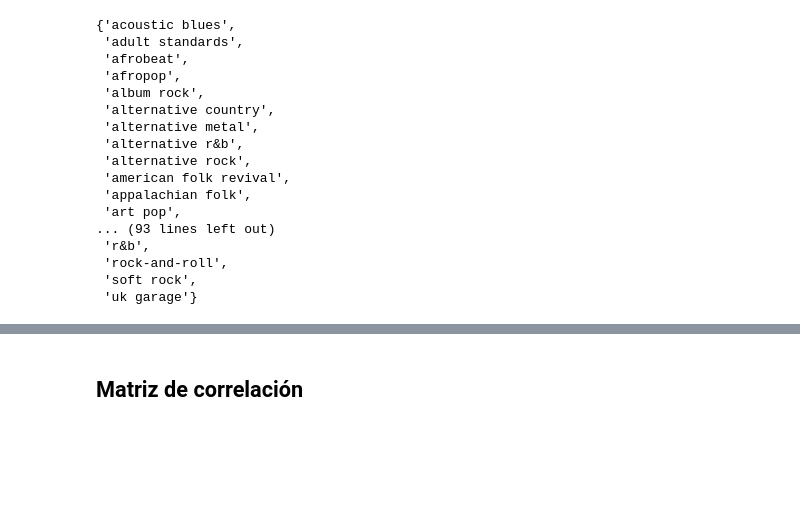
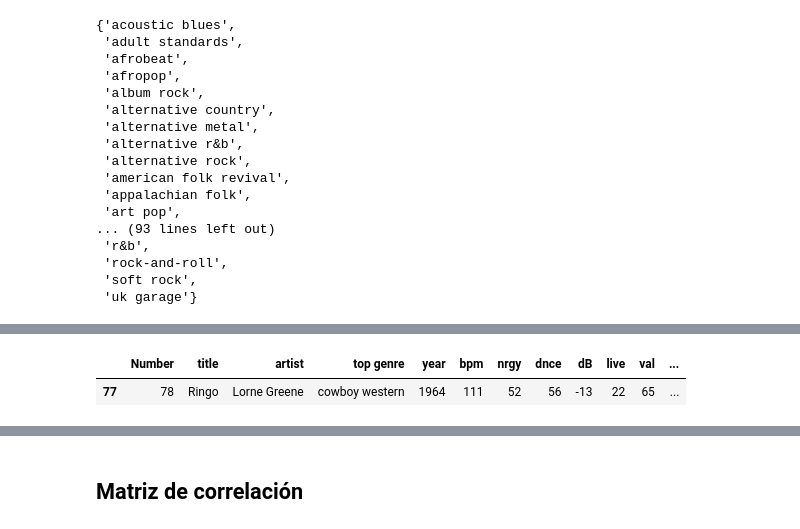
Before and after one commit to danielasenraoka/music_evolution, a Jupyter notebook: exploratory_anaysis.ipynb, the cells around one changed output, grey strips where cells are left out. Drawn from its saved outputs; the diff is of its cells as text; code cells hidden in the pictures; blank space fills up the shorter version.

```diff
--- a/exploratory_anaysis.ipynb
+++ b/exploratory_anaysis.ipynb
@@ -247,5 +266,11 @@ set(df_all_decades_filter['top genre'])
  'rock',
  'soul'}
+# %%
+df_all_decades_filter[df_all_decades_filter['top genre'] == 'cowboy western']
+#df_all_decades_filter[df_all_decades_filter['top genre'].str.contains('metal')]
+# %% [output]
+|  | Number | title | artist | top genre | year | bpm | nrgy | dnce | dB | live | val | ... |
+| 77 | 78 | Ringo | Lorne Greene | cowboy western | 1964 | 111 | 52 | 56 | -13 | 22 | 65 | ... |
 # %%
 df_all_decades_filter.head()
 # %% [output]
```
Also changed, not shown: parts of 5 cells of this notebook.
